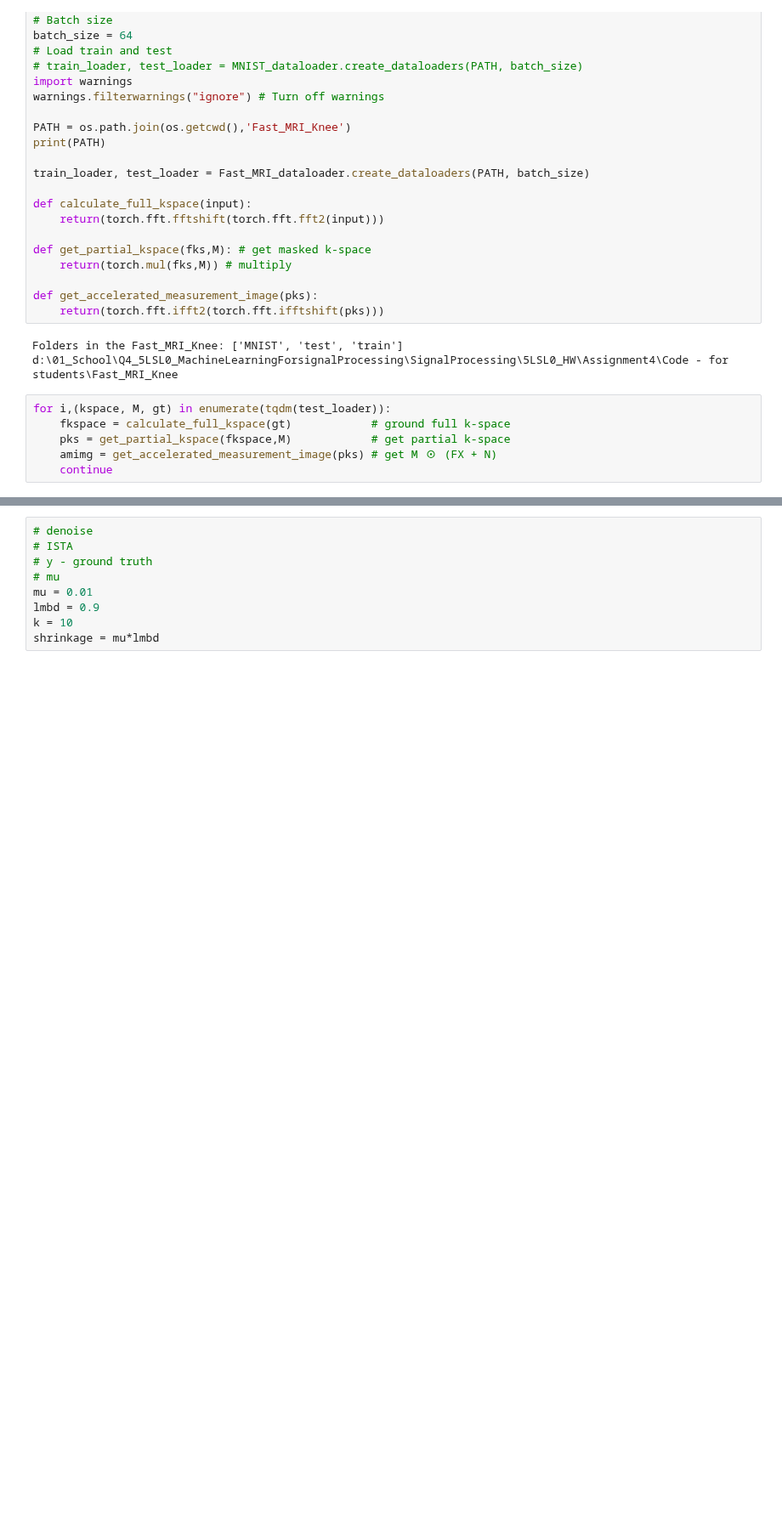
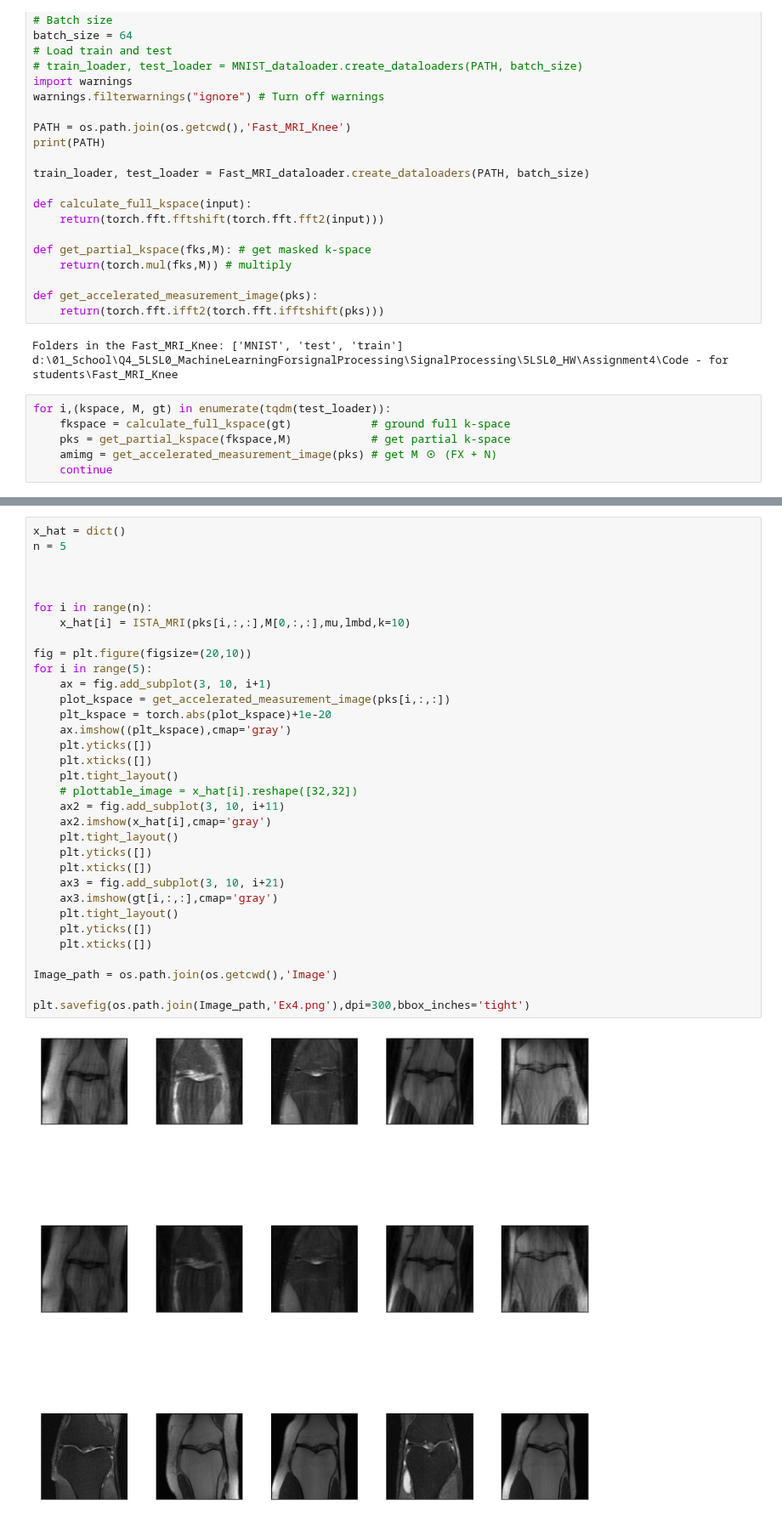
Before and after one commit to Lynch1206/5LSL0_HW, a Jupyter notebook: Assignment4/Code - for students/Ex4.ipynb, the cells around one changed output, grey strips where cells are left out. Shown at 85% size. Cells and saved outputs as stored; diff of their text form; blank space fills up the shorter version.

```diff
--- a/Assignment4/Code - for students/Ex4.ipynb
+++ b/Assignment4/Code - for students/Ex4.ipynb
@@ -98,9 +137,35 @@ Text(0.5, 1.0, 'transfer partial k-space to full k-space')
-# %%
-# denoise
-# ISTA
-# y - ground truth
-# mu
-mu = 0.01
-lmbd = 0.9
-k = 10
-shrinkage = mu*lmbd
+# %%
+x_hat = dict()
+n = 5
+
+
+
+for i in range(n):
+    x_hat[i] = ISTA_MRI(pks[i,:,:],M[0,:,:],mu,lmbd,k=10)
+
+fig = plt.figure(figsize=(20,10))
+for i in range(5):
+    ax = fig.add_subplot(3, 10, i+1)
+    plot_kspace = get_accelerated_measurement_image(pks[i,:,:])
+    plt_kspace = torch.abs(plot_kspace)+1e-20
+    ax.imshow((plt_kspace),cmap='gray')
+    plt.yticks([])
+    plt.xticks([])
+    plt.tight_layout()
+    # plottable_image = x_hat[i].reshape([32,32])
+    ax2 = fig.add_subplot(3, 10, i+11)
+    ax2.imshow(x_hat[i],cmap='gray')
+    plt.tight_layout()
+    plt.yticks([])
+    plt.xticks([])
+    ax3 = fig.add_subplot(3, 10, i+21)
+    ax3.imshow(gt[i,:,:],cmap='gray')
+    plt.tight_layout()
+    plt.yticks([])
+    plt.xticks([])
+
+Image_path = os.path.join(os.getcwd(),'Image')
+
+plt.savefig(os.path.join(Image_path,'Ex4.png'),dpi=300,bbox_inches='tight')
+# %% [output]
+[figure, added]
```
Also changed, not shown: parts of 4 cells of this notebook, 4 other files.
